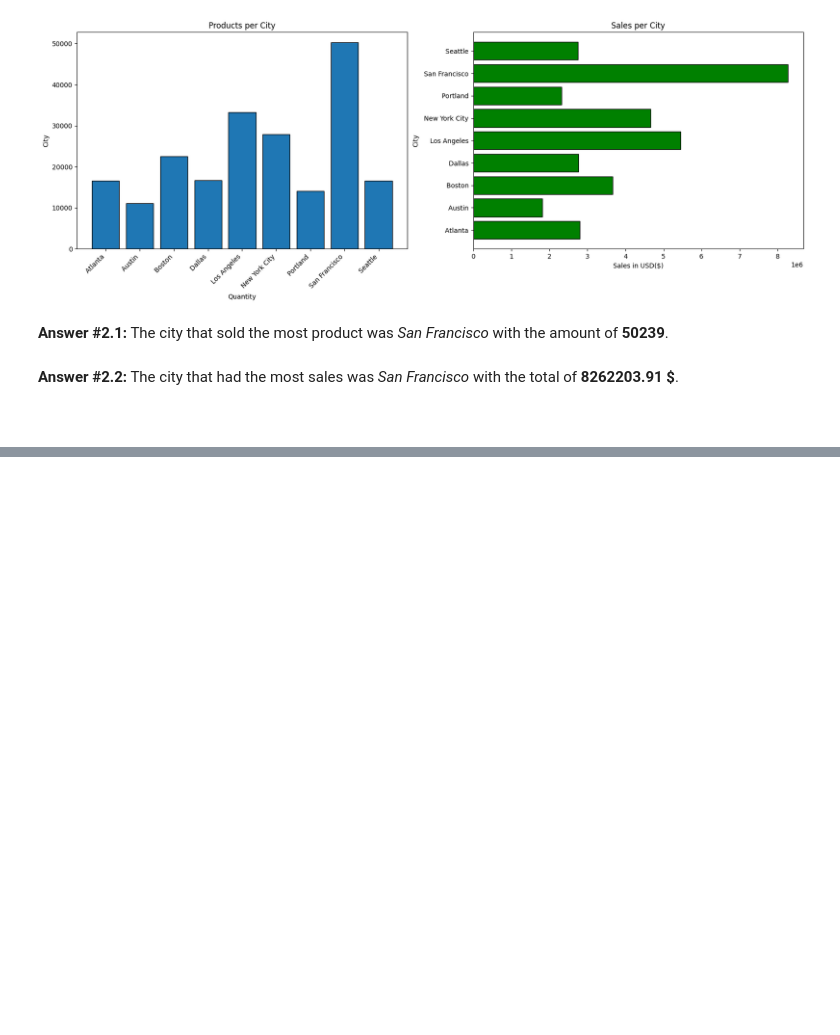
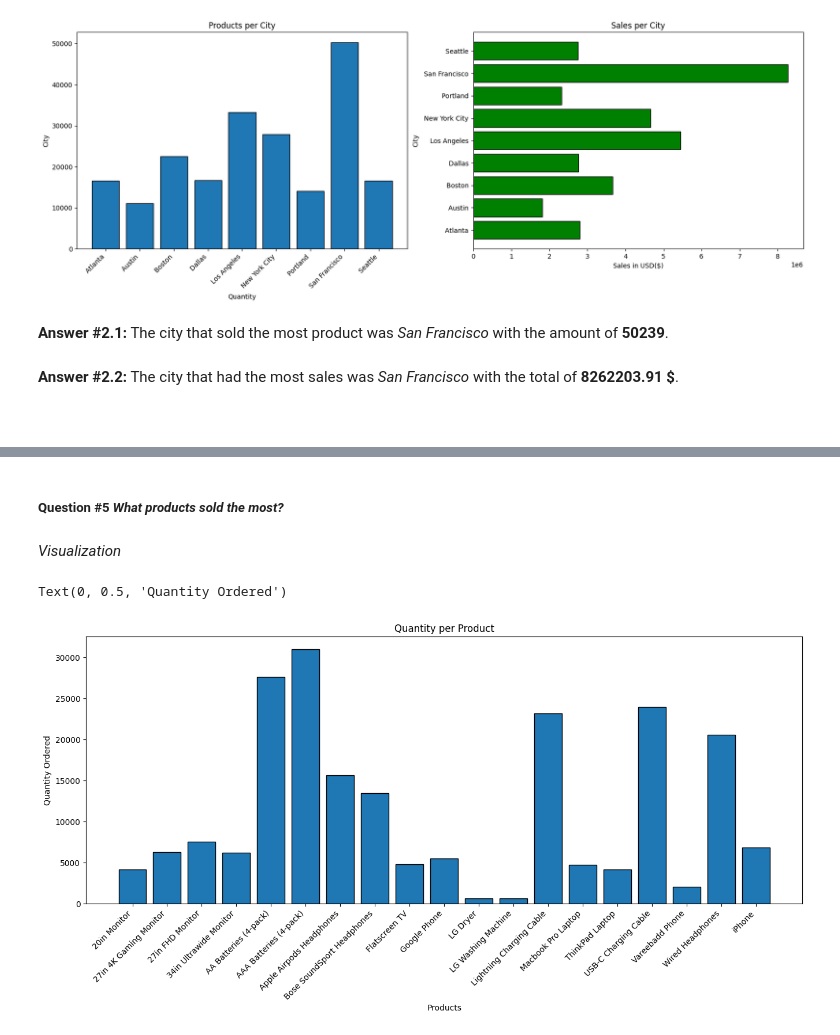
Before and after one commit to ChrisDiamantis99/Pandas-Data-Sales-Analysis, a Jupyter notebook: Sales_Notebook.ipynb, the cells around one changed output, grey strips where cells are left out. Cells and saved outputs as stored; diff of their text form; code cells hidden in the pictures; blank space fills up the shorter version.

```diff
--- a/Sales_Notebook.ipynb
+++ b/Sales_Notebook.ipynb
@@ -198,0 +222,2 @@ df.head(10)
+# %%
+df['Order_ID'] = df['Order_ID'].astype(int)
@@ -198,0 +277,22 @@ df.head(10)
+# %% [markdown]
+##### **Question #5** *What products sold the most?*
+# %%
+product_group = df.groupby('Product')
+# %%
+quantity_ordered = product_group.sum()['Quantity_Ordered']
+# %%
+products = [product for product, df in product_group]
+# %% [markdown]
+*Visualization*
+# %%
+plt.figure(figsize = (16,6))
+
+plt.bar(products, quantity_ordered, edgecolor = 'black')
+
+plt.title('Quantity per Product')
+plt.xlabel('Products')
+plt.xticks(rotation = 45, ha = 'right')
+plt.ylabel('Quantity Ordered')
+# %% [output]
+Text(0, 0.5, 'Quantity Ordered')
+[figure, added]
```
Also changed, not shown: parts of 24 cells of this notebook.
